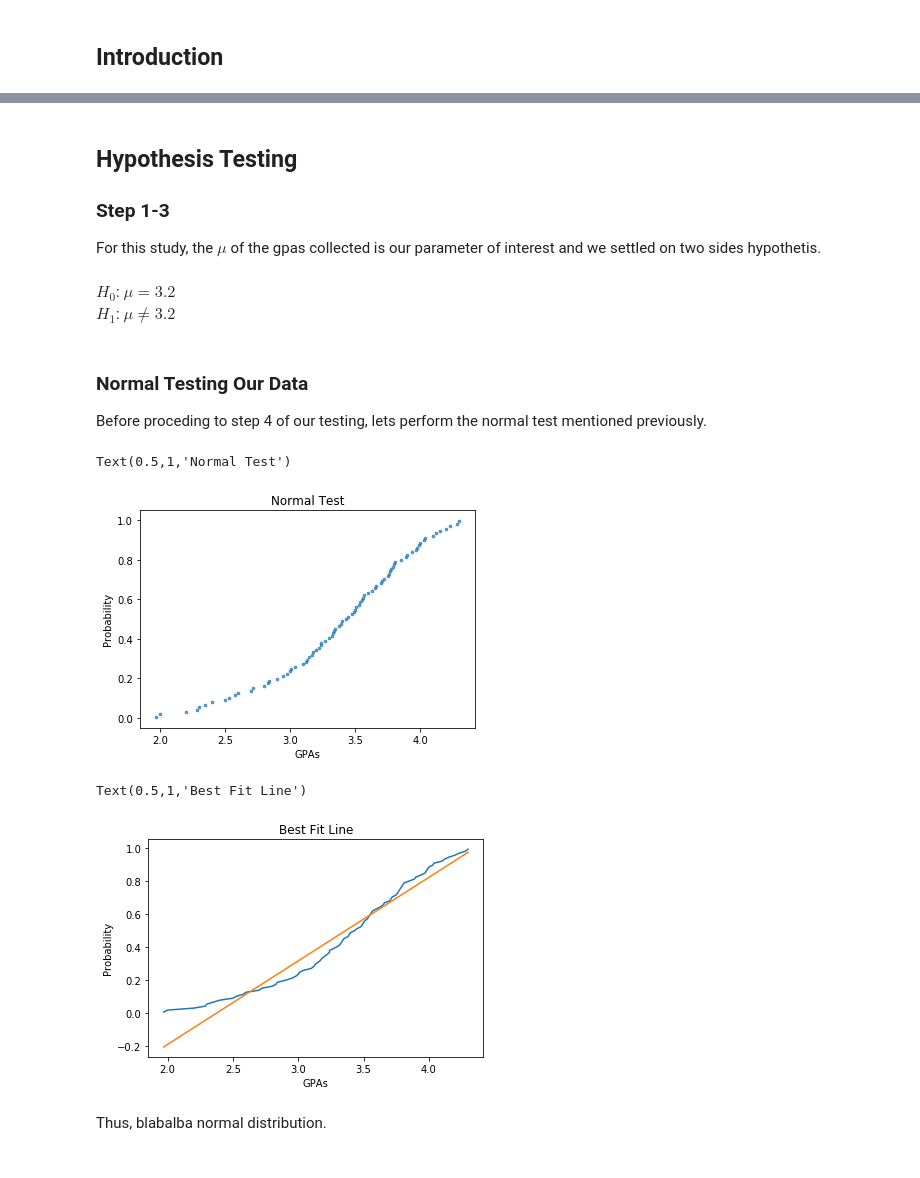
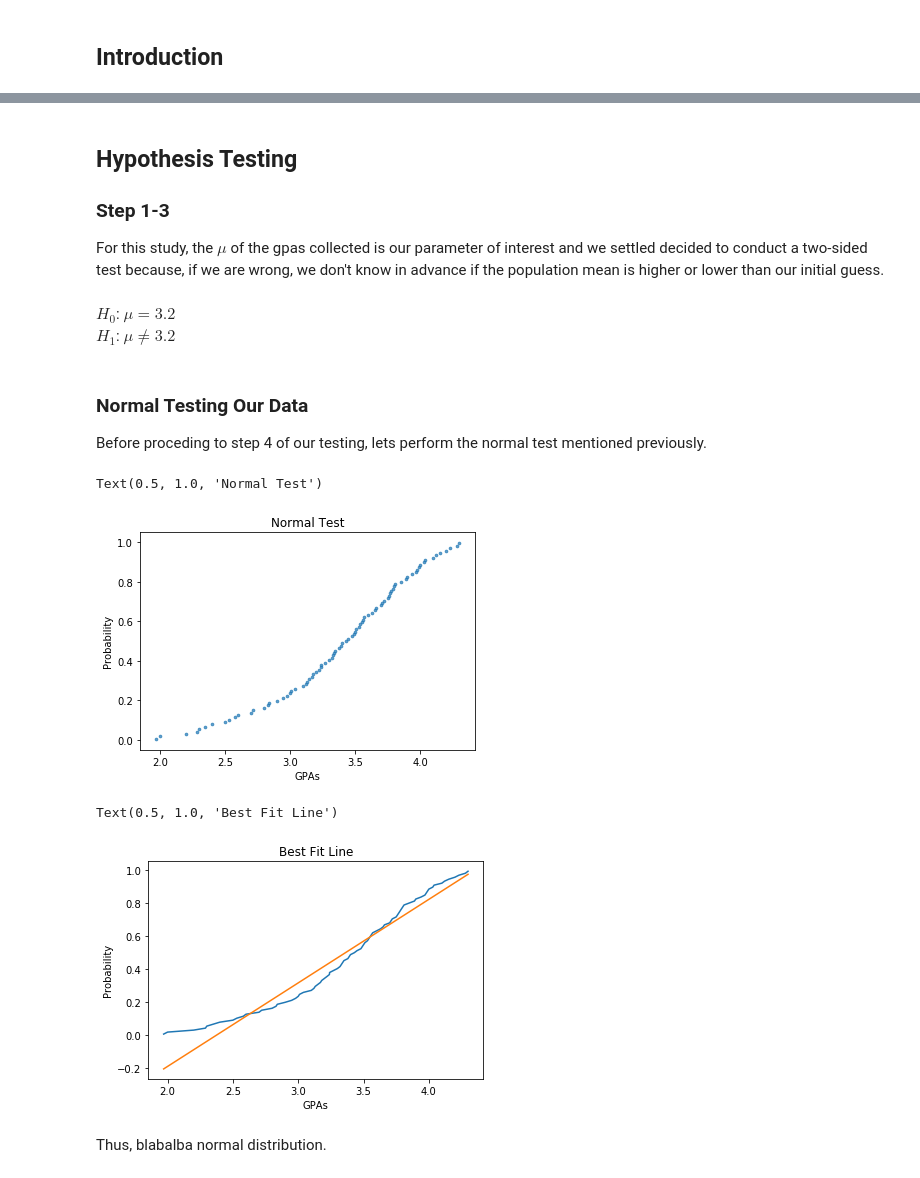
Before and after one commit to ribal-aladeeb/probs-and-stats-project, a Jupyter notebook: Final_Report.ipynb, the cells around one changed output, grey strips where cells are left out. Saved outputs shown, nothing was run; the diff lists cells and outputs as text; code cells hidden in the pictures.

```diff
--- a/Final_Report.ipynb
+++ b/Final_Report.ipynb
@@ -177,10 +229,12 @@ def normal_plot(data):
     plt.plot(gpas, b + m * gpas, '-')
     plt.show()
 # %%
-sr = pd.read_csv("data/Success Factors Study.csv")
+sr = pd.read_csv("./data/condensed.actual.latest.csv")
 sr.drop(sr.index[0], inplace=True)
 sr['Finally, what is your gpa?'] = pd.to_numeric(sr['Finally, what is your gpa?'])
 gpas = sr['Finally, what is your gpa?']
 gpa_copy = gpas.sort_values()
 gpa_copy = gpa_copy.drop_duplicates()
 gpa_copy = gpa_copy.iloc[2:]
+
+normal_plot(data)
@@ -209,7 +250,7 @@ median: 3.4
 # %% [markdown]
 ## Hypothesis Testing
 ### Step 1-3
-For this study, the $\mu$ of the gpas collected is our parameter of interest and we settled on two sides hypothetis.
+For this study, the $\mu$ of the gpas collected is our parameter of interest and we settled decided to conduct a two-sided test because, if we are wrong, we don't know in advance if the population mean is higher or lower than our initial guess.
 <br> <br>
 $H_{0}$: $\mu = 3.2$
 <br>
@@ -227,18 +268,18 @@ plt.xlabel('GPAs')
 plt.ylabel('Probability')
 plt.title('Normal Test')
 # %% [output]
-Text(0.5,1,'Normal Test')
+Text(0.5, 1.0, 'Normal Test')
-[figure, old version]
+[figure, new version]
 # %%
 b, m = polyfit(gpa_copy, prob_dis, 1)
 plt.plot(gpa_copy, prob_dis)
 plt.plot(gpa_copy, b + m * gpa_copy, '-')
 plt.xlabel('GPAs')
-plt.ylabel('Probability')
+plt.ylabel('y_j')
 plt.title('Best Fit Line')
 # %% [output]
-Text(0.5,1,'Best Fit Line')
+Text(0.5, 1.0, 'Best Fit Line')
-[figure, old version]
+[figure, new version]
 # %% [markdown]
 Thus, blabalba normal distribution.
 # %% [markdown]
```
Also changed, not shown: parts of 27 cells of this notebook.
